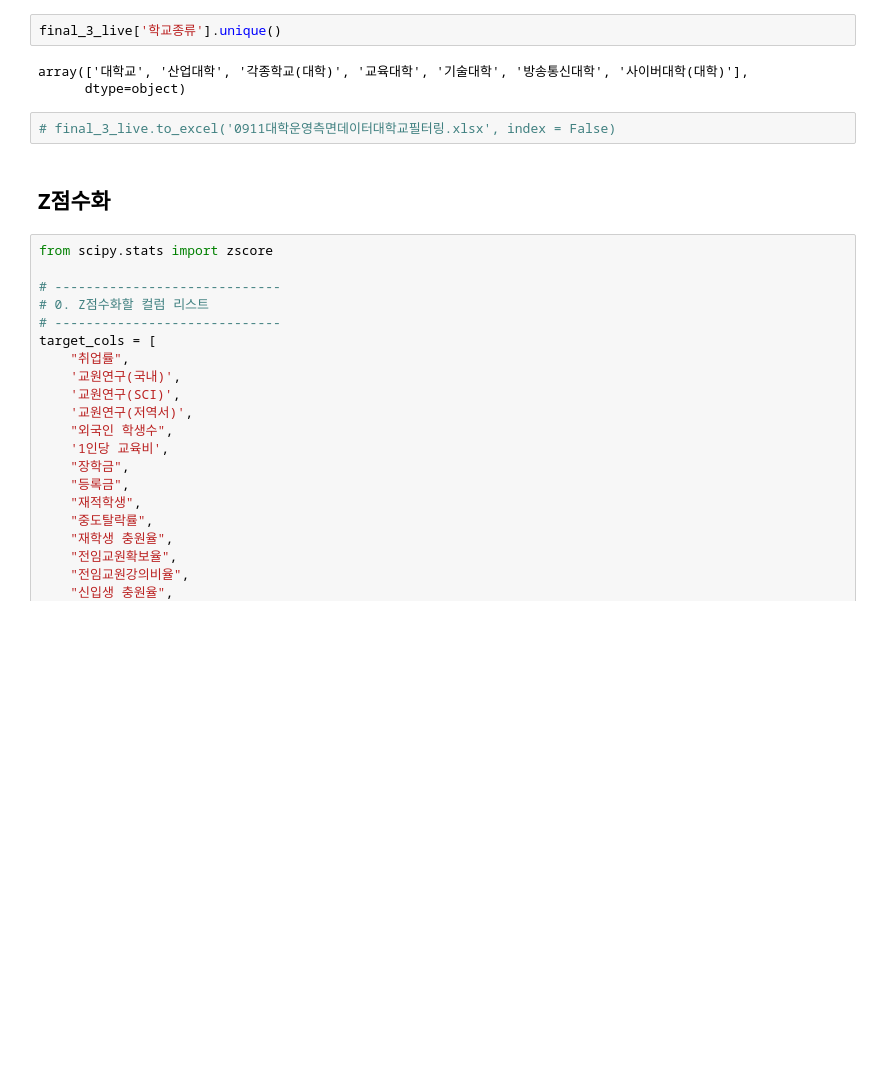
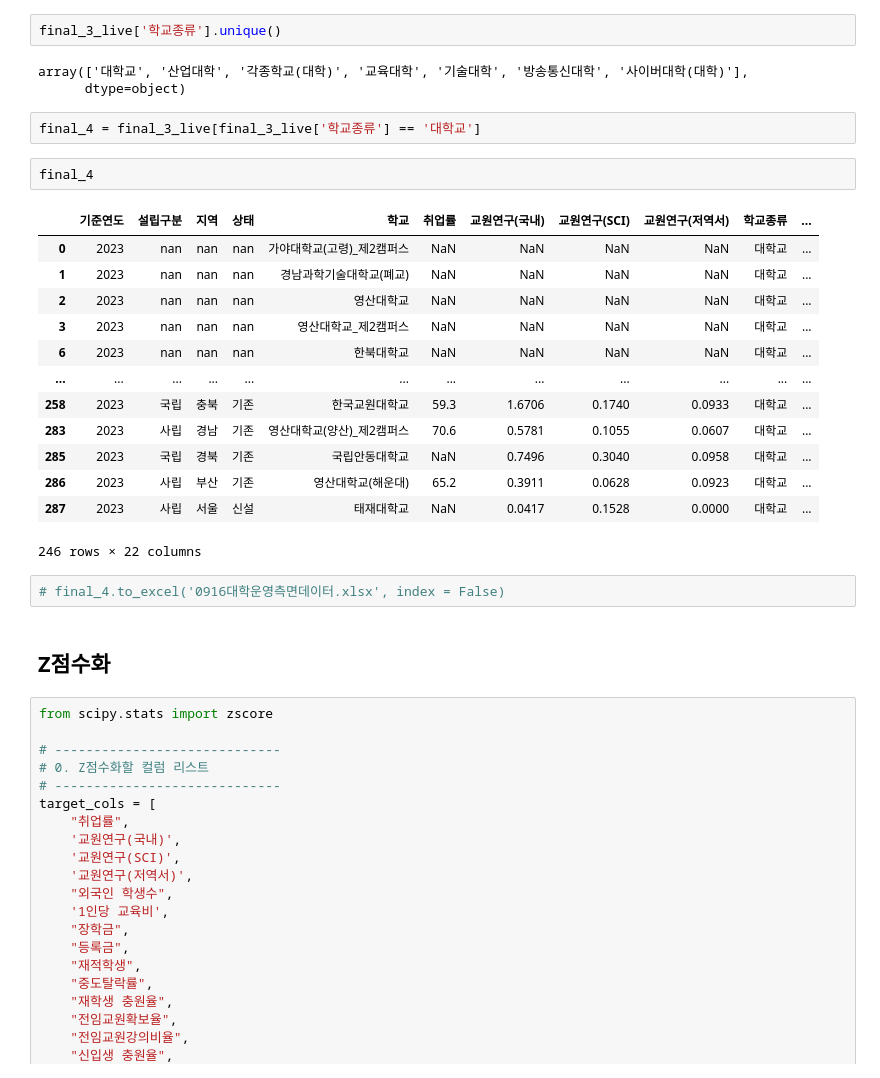
Before and after one commit to YOON00207/Spider_Chart_for_Univ, a Jupyter notebook: 8페이지.ipynb, the cells around one changed output. Saved outputs shown, nothing was run; the diff lists cells and outputs as text; blank space fills up the shorter version.

```diff
--- a/8페이지.ipynb
+++ b/8페이지.ipynb
@@ -738,8 +738,26 @@ final_3_live['학교종류'].unique()
 # %% [output]
 array(['대학교', '산업대학', '각종학교(대학)', '교육대학', '기술대학', '방송통신대학', '사이버대학(대학)'],
       dtype=object)
+# %%
+final_4 = final_3_live[final_3_live['학교종류'] == '대학교']
+# %%
+final_4
+# %% [output]
+|  | 기준연도 | 설립구분 | 지역 | 상태 | 학교 | 취업률 | 교원연구(국내) | 교원연구(SCI) | 교원연구(저역서) | 학교종류 | ... |
+| 0 | 2023 | nan | nan | nan | 가야대학교(고령)_제2캠퍼스 | NaN | NaN | NaN | NaN | 대학교 | ... |
+| 1 | 2023 | nan | nan | nan | 경남과학기술대학교(폐교) | NaN | NaN | NaN | NaN | 대학교 | ... |
+| 2 | 2023 | nan | nan | nan | 영산대학교 | NaN | NaN | NaN | NaN | 대학교 | ... |
+| 3 | 2023 | nan | nan | nan | 영산대학교_제2캠퍼스 | NaN | NaN | NaN | NaN | 대학교 | ... |
+| 6 | 2023 | nan | nan | nan | 한북대학교 | NaN | NaN | NaN | NaN | 대학교 | ... |
+| ... | ... | ... | ... | ... | ... | ... | ... | ... | ... | ... | ... |
+| 258 | 2023 | 국립 | 충북 | 기존 | 한국교원대학교 | 59.3 | 1.6706 | 0.1740 | 0.0933 | 대학교 | ... |
+| 283 | 2023 | 사립 | 경남 | 기존 | 영산대학교(양산)_제2캠퍼스 | 70.6 | 0.5781 | 0.1055 | 0.0607 | 대학교 | ... |
+| 285 | 2023 | 국립 | 경북 | 기존 | 국립안동대학교 | NaN | 0.7496 | 0.3040 | 0.0958 | 대학교 | ... |
+| 286 | 2023 | 사립 | 부산 | 기존 | 영산대학교(해운대) | 65.2 | 0.3911 | 0.0628 | 0.0923 | 대학교 | ... |
+| 287 | 2023 | 사립 | 서울 | 신설 | 태재대학교 | NaN | 0.0417 | 0.1528 | 0.0000 | 대학교 | ... |
+246 rows × 22 columns
 # %%
-# final_3_live.to_excel('0911대학운영측면데이터대학교필터링.xlsx', index = False)
+# final_4.to_excel('0916대학운영측면데이터.xlsx', index = False)
 # %% [markdown]
 ## Z점수화
 # %%
```
Also changed, not shown: parts of 1 cell of this notebook, 1 other file.
